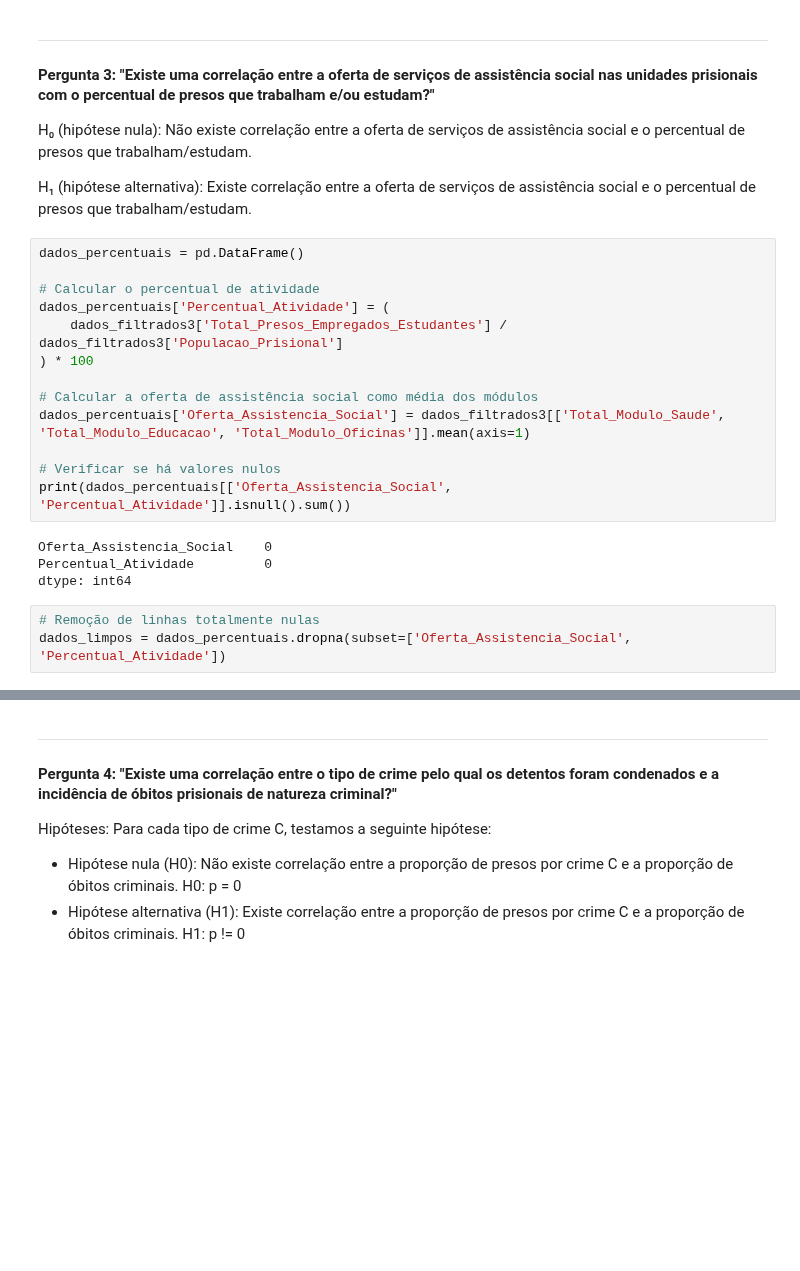
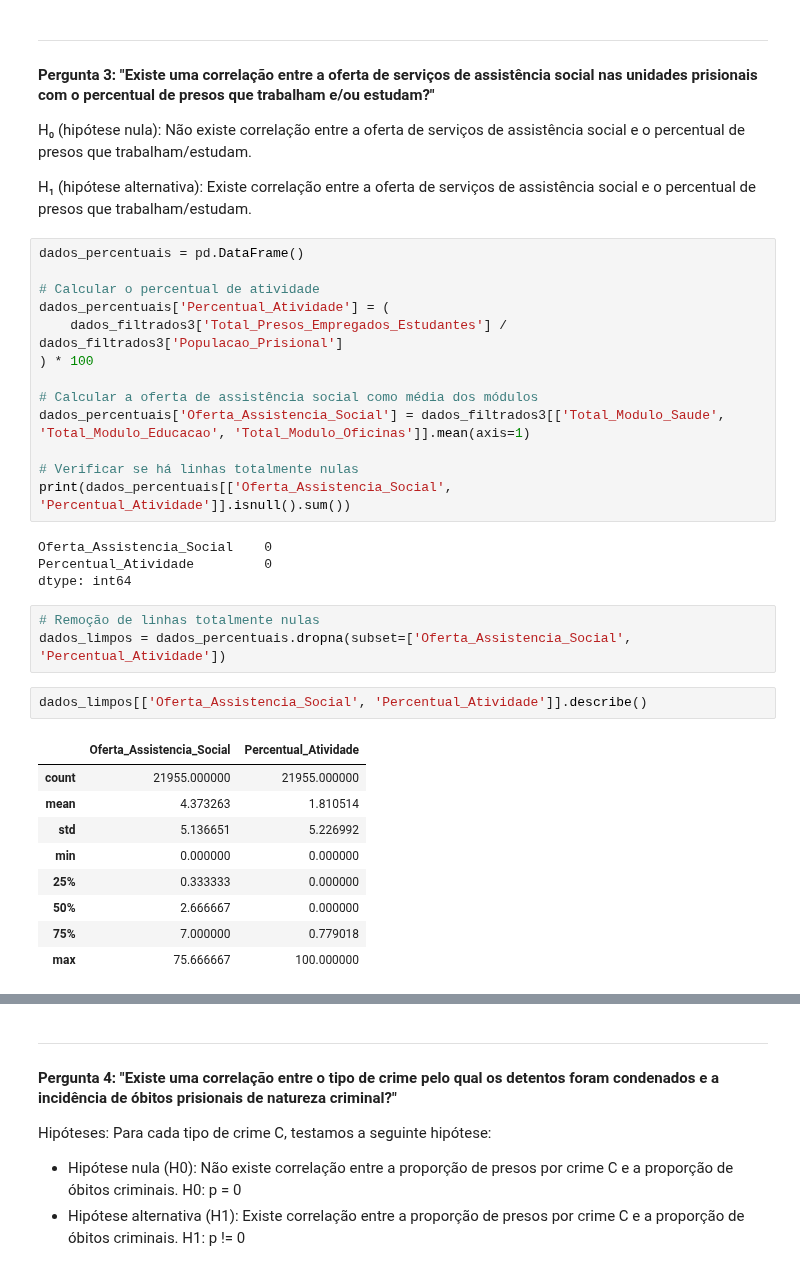
Before and after one commit to Caio-Brega/introducao-ciencia-dos-dados, a Jupyter notebook: TP_ICD.ipynb, the cells around one changed output, grey strips where cells are left out. Cells and saved outputs as stored; diff of their text form; blank space fills up the shorter version.

```diff
--- a/TP_ICD.ipynb
+++ b/TP_ICD.ipynb
@@ -1153,7 +1153,7 @@ dados_percentuais['Percentual_Atividade'] = (
 # Calcular a oferta de assistência social como média dos módulos
 dados_percentuais['Oferta_Assistencia_Social'] = dados_filtrados3[['Total_Modulo_Saude', 'Total_Modulo_Educacao', 'Total_Modulo_Oficinas']].mean(axis=1)
 
-# Verificar se há valores nulos
+# Verificar se há linhas totalmente nulas
 print(dados_percentuais[['Oferta_Assistencia_Social', 'Percentual_Atividade']].isnull().sum())
 # %% [output]
 Oferta_Assistencia_Social    0
@@ -1162,6 +1162,18 @@ dtype: int64
 # %%
 # Remoção de linhas totalmente nulas
 dados_limpos = dados_percentuais.dropna(subset=['Oferta_Assistencia_Social', 'Percentual_Atividade'])
+# %%
+dados_limpos[['Oferta_Assistencia_Social', 'Percentual_Atividade']].describe()
+# %% [output]
+|  | Oferta_Assistencia_Social | Percentual_Atividade |
+| count | 21955.000000 | 21955.000000 |
+| mean | 4.373263 | 1.810514 |
+| std | 5.136651 | 5.226992 |
+| min | 0.000000 | 0.000000 |
+| 25% | 0.333333 | 0.000000 |
+| 50% | 2.666667 | 0.000000 |
+| 75% | 7.000000 | 0.779018 |
+| max | 75.666667 | 100.000000 |
 # %%
 from scipy.stats import spearmanr
 
```
Also changed, not shown: parts of 5 cells of this notebook.
